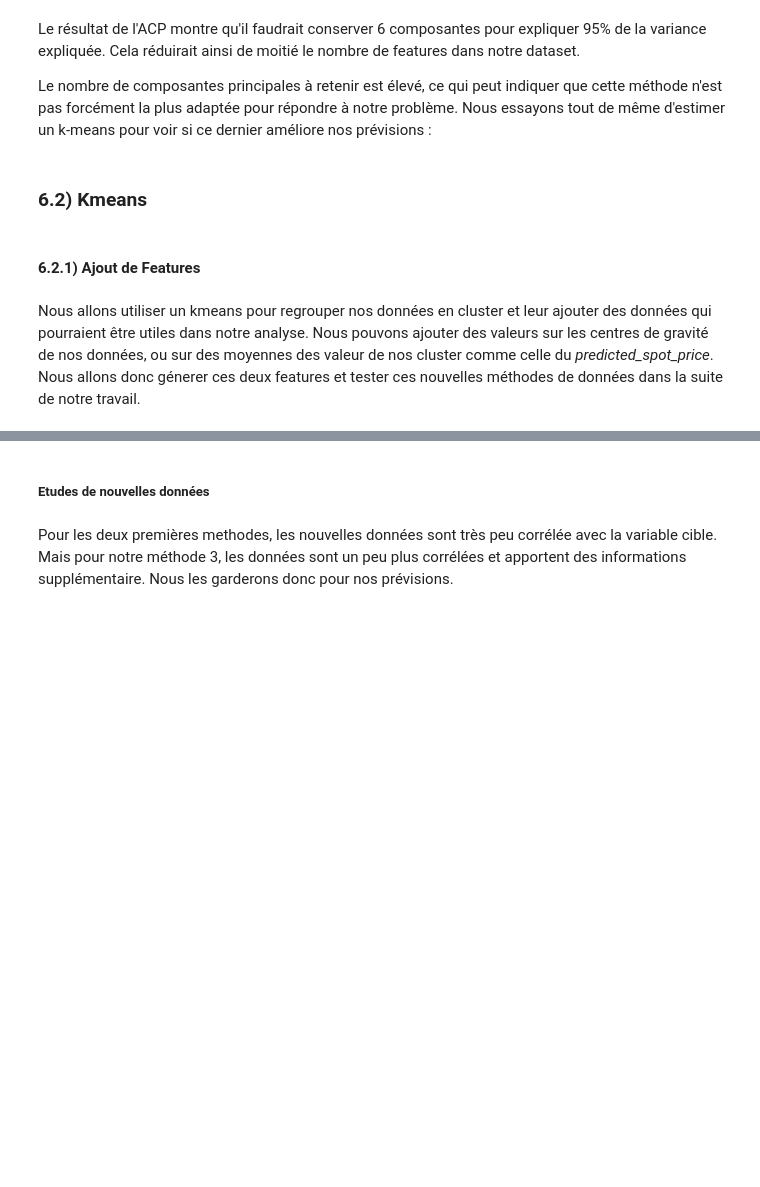
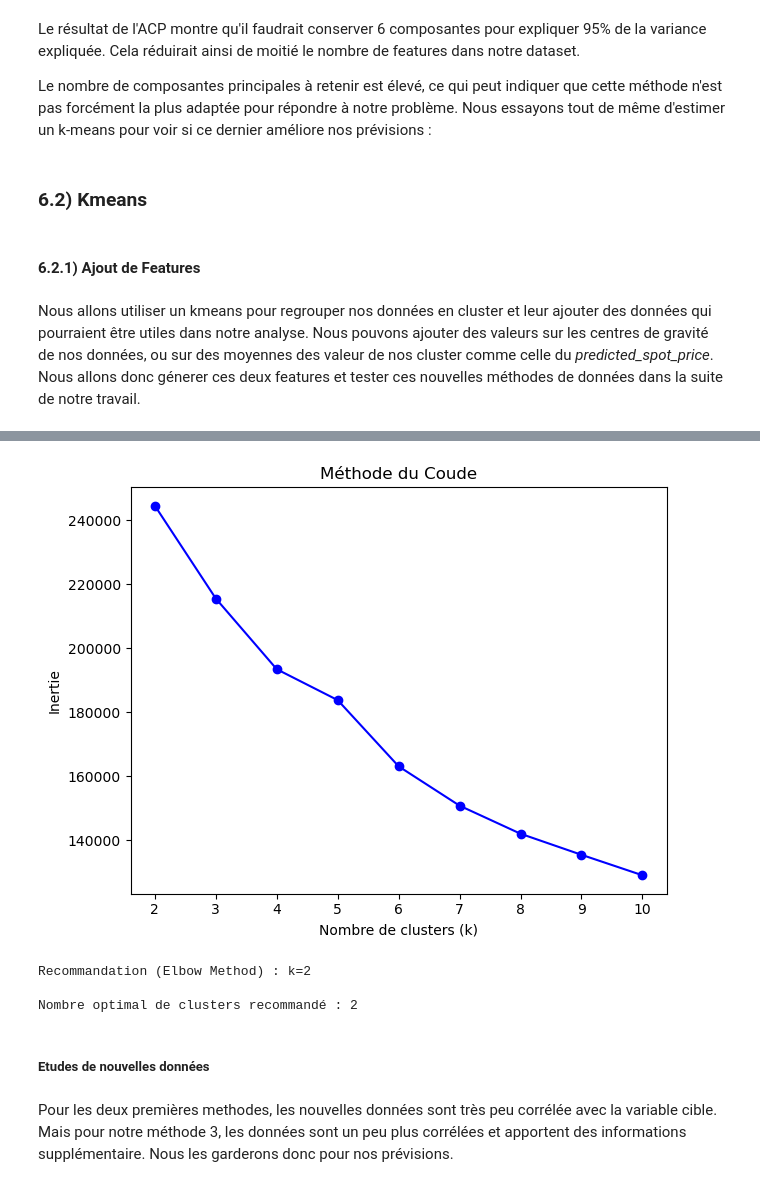
Before and after one commit to Timodang/Projet_ML, a Jupyter notebook: projet_ML.ipynb, the cells around one changed output, grey strips where cells are left out. Saved outputs shown, nothing was run; the diff lists cells and outputs as text; code cells hidden in the pictures; blank space fills up the shorter version.

```diff
--- a/projet_ML.ipynb
+++ b/projet_ML.ipynb
@@ -956,3 +964,69 @@ for i,method in enumerate(methods):
+# %%
+from sklearn.cluster import KMeans
+from sklearn.metrics import silhouette_score
+import matplotlib.pyplot as plt
+import numpy as np
+
+def find_optimal_clusters(X, max_clusters=10):
+    """
+    Trouve le nombre optimal de clusters avec Elbow Method et Silhouette Score.
+    Retourne le k optimal recommandé.
+    """
+    inertias = []
+    silhouette_scores = []
+    K_range = range(2, max_clusters + 1)
+
+    for k in K_range:
+        kmeans = KMeans(n_clusters=k, random_state=42)
+        kmeans.fit(X)
+        inertias.append(kmeans.inertia_)
+
+        # Silhouette uniquement si le dataset n'est pas trop grand
+        if len(X) < 10000:
+            silhouette_scores.append(silhouette_score(X, kmeans.labels_))
+        else:
+            silhouette_scores.append(np.nan)
+
+    # Plot Elbow Method
+    plt.figure(figsize=(12, 5))
+
+    plt.subplot(1, 2, 1)
+    plt.plot(K_range, inertias, 'bo-')
+    plt.xlabel('Nombre de clusters (k)')
+    plt.ylabel('Inertie')
+    plt.title('Méthode du Coude')
+
+    # Plot Silhouette si calculé
+    if not all(np.isnan(silhouette_scores)):
+        plt.subplot(1, 2, 2)
+        plt.plot(K_range, silhouette_scores, 'go-')
+        plt.xlabel('Nombre de clusters (k)')
+        plt.ylabel('Score Silhouette')
+        plt.title('Score de Silhouette')
+
+    plt.tight_layout()
+    plt.show()
+
+    # Détection automatique du coude (méthode simplifiée)
+    diff = np.diff(inertias)
+    optimal_k_elbow = np.argmin(diff) + 2  # +2 car range commence à 2
+
+    if not all(np.isnan(silhouette_scores)):
+        optimal_k_silhouette = K_range[np.argmax(silhouette_scores)]
+        print(f"Recommandation :\n- Coude (k={optimal_k_elbow})\n- Silhouette (k={optimal_k_silhouette})")
+        return optimal_k_elbow  # ou optimal_k_silhouette selon votre préférence
+    else:
+        print(f"Recommandation (Elbow Method) : k={optimal_k_elbow}")
+        return optimal_k_elbow
+
+# Utilisation
+optimal_k = find_optimal_clusters(X_train_val)
+print(f"\nNombre optimal de clusters recommandé : {optimal_k}")
+# %% [output]
+[figure, added]
+Recommandation (Elbow Method) : k=2
+
+Nombre optimal de clusters recommandé : 2
 # %% [markdown]
 ##### **Etudes de nouvelles données**
 # %% [markdown]
```
Also changed, not shown: parts of 28 cells of this notebook, 2 other files.
